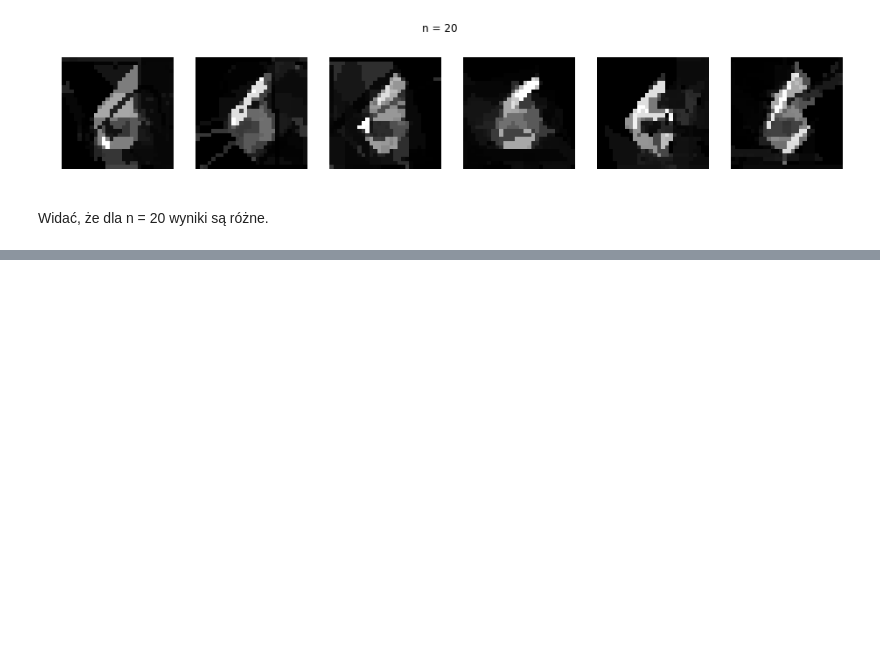
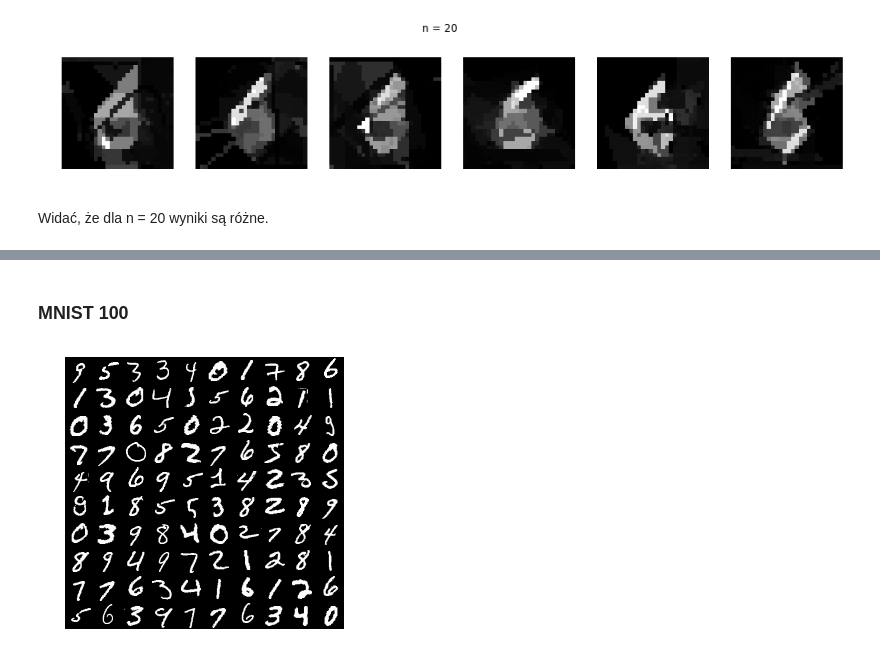
Before and after one commit to trejsu/shaper, a Jupyter notebook: experiments/notebook/augmentation.ipynb, the cells around one changed output, grey strips where cells are left out. Saved outputs shown, nothing was run; the diff lists cells and outputs as text; code cells hidden in the pictures; blank space fills up the shorter version.

```diff
--- a/experiments/notebook/augmentation.ipynb
+++ b/experiments/notebook/augmentation.ipynb
@@ -67,0 +121,6 @@ Widać, że dla n = 20 wyniki są różne.
+# %% [markdown]
+### MNIST 100
+# %%
+plot_dataset(100, augmented=False)
+# %% [output]
+[figure, added]
```
Also changed, not shown: parts of 29 cells of this notebook.
